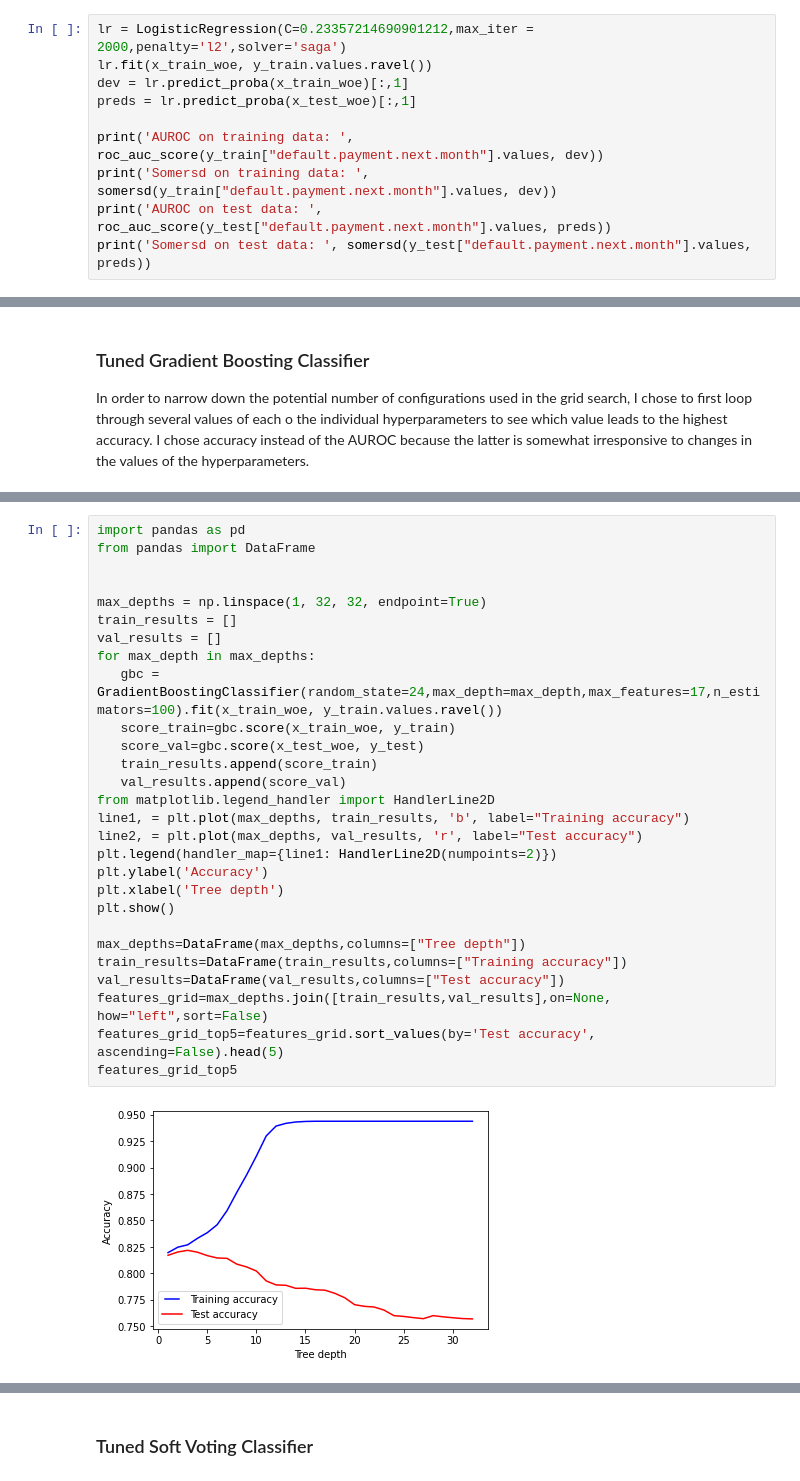
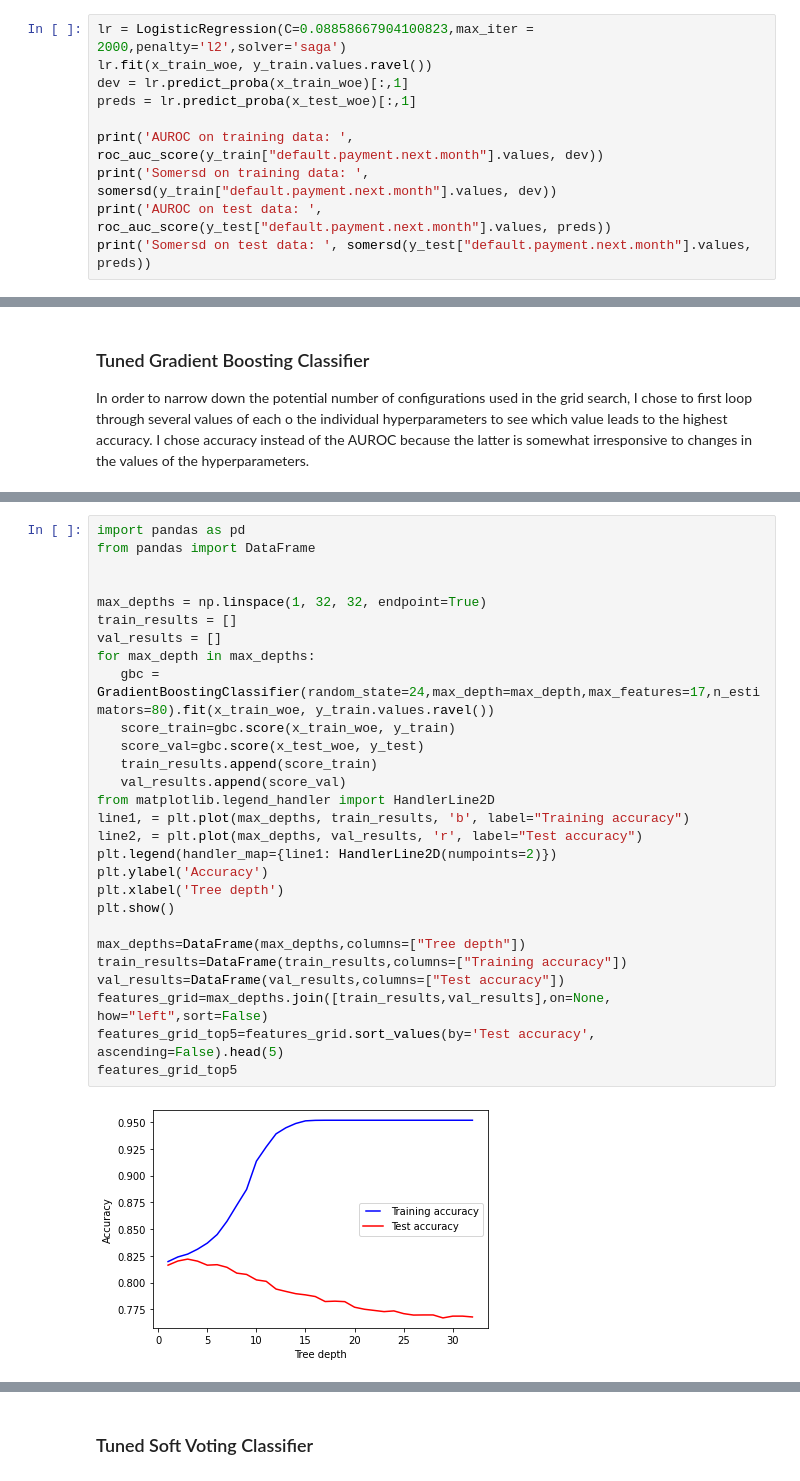
Before and after one commit to VladimirOlteanu/My-Study, a Jupyter notebook: Python Projects/Kaggle Projects/Credit_Card_Default_Probability_Prediction_Ensemble_Approach_with_Cluster_Analysis_and_WOE_Encoding.ipynb, the cells around one changed output, grey strips where cells are left out. Drawn from its saved outputs; the diff is of its cells as text.

```diff
--- a/Python Projects/Kaggle Projects/Credit_Card_Default_Probability_Prediction_Ensemble_Approach_with_Cluster_Analysis_and_WOE_Encoding.ipynb
+++ b/Python Projects/Kaggle Projects/Credit_Card_Default_Probability_Prediction_Ensemble_Approach_with_Cluster_Analysis_and_WOE_Encoding.ipynb
@@ -1380,5 +1438,5 @@ Best Parameters: {'C': 0.23357214690901212, 'max_iter': 2000, 'penalty': 'l2', '
 # %%
-lr = LogisticRegression(C=0.23357214690901212,max_iter = 2000,penalty='l2',solver='saga')
+lr = LogisticRegression(C=0.08858667904100823,max_iter = 2000,penalty='l2',solver='saga')
 lr.fit(x_train_woe, y_train.values.ravel())
 dev = lr.predict_proba(x_train_woe)[:,1]
 preds = lr.predict_proba(x_test_woe)[:,1]
@@ -1476,31 +1534,31 @@ features_grid_top5
 # %%
 import pandas as pd
 from pandas import DataFrame
 
 
 max_depths = np.linspace(1, 32, 32, endpoint=True)
 train_results = []
 val_results = []
 for max_depth in max_depths:
-   gbc = GradientBoostingClassifier(random_state=24,max_depth=max_depth,max_features=17,n_estimators=100).fit(x_train_woe, y_train.values.ravel())
+   gbc = GradientBoostingClassifier(random_state=24,max_depth=max_depth,max_features=17,n_estimators=80).fit(x_train_woe, y_train.values.ravel())
    score_train=gbc.score(x_train_woe, y_train)
    score_val=gbc.score(x_test_woe, y_test)
    train_results.append(score_train)
    val_results.append(score_val)
 from matplotlib.legend_handler import HandlerLine2D
 line1, = plt.plot(max_depths, train_results, 'b', label="Training accuracy")
 line2, = plt.plot(max_depths, val_results, 'r', label="Test accuracy")
 plt.legend(handler_map={line1: HandlerLine2D(numpoints=2)})
 plt.ylabel('Accuracy')
 plt.xlabel('Tree depth')
 plt.show()
 
 max_depths=DataFrame(max_depths,columns=["Tree depth"])
 train_results=DataFrame(train_results,columns=["Training accuracy"])
 val_results=DataFrame(val_results,columns=["Test accuracy"])
 features_grid=max_depths.join([train_results,val_results],on=None, how="left",sort=False)
 features_grid_top5=features_grid.sort_values(by='Test accuracy', ascending=False).head(5)
 features_grid_top5
 # %% [output]
-[figure, old version]
+[figure, new version]
 |  | Tree depth | Training accuracy | Test accuracy |
```
Also changed, not shown: parts of 50 cells of this notebook.
